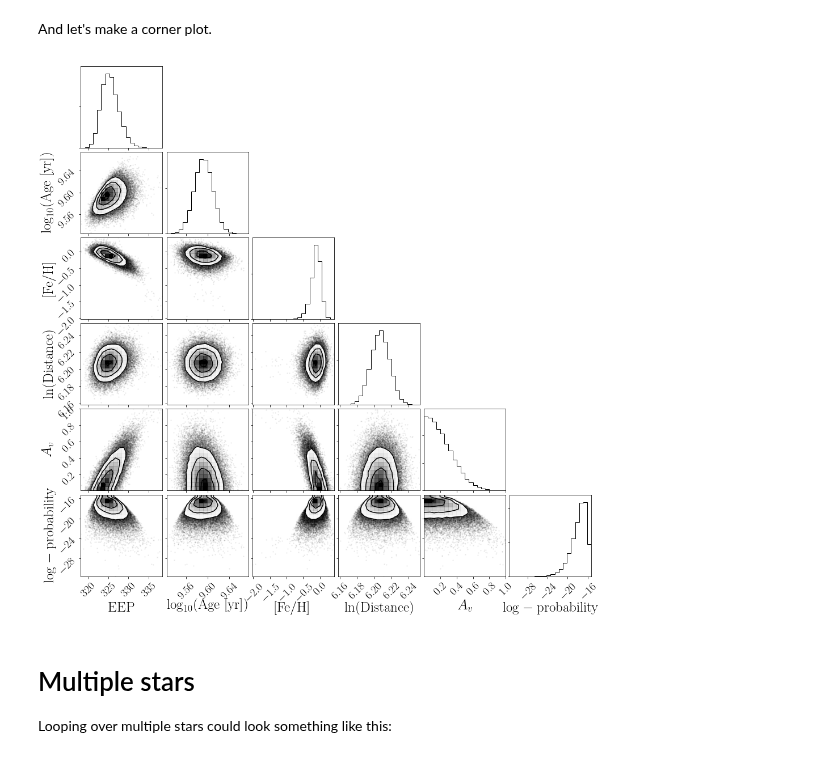
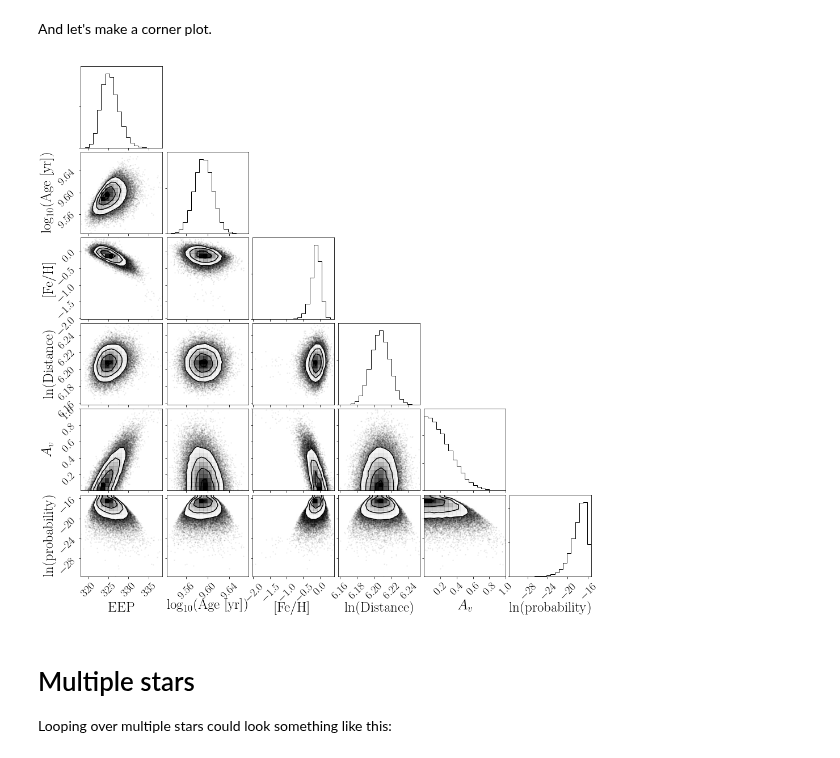
Before and after one commit to RuthAngus/stardate, a Jupyter notebook: docs/source/_static/notebooks/Tutorial.ipynb, the cells around one changed output. Drawn from its saved outputs; the diff is of its cells as text; code cells hidden in the pictures.

```diff
--- a/docs/source/_static/notebooks/Tutorial.ipynb
+++ b/docs/source/_static/notebooks/Tutorial.ipynb
@@ -177,13 +177,13 @@ And let's make a corner plot.
 # %%
 import corner
 
 labels = ["$\mathrm{EEP}$", "$\log_{10}(\mathrm{Age~[yr]})$",
           "$\mathrm{[Fe/H]}$", "$\ln(\mathrm{Distance})$", "$A_v$",
-          "$\ln\mathrm{log-probability}$"]
+          "$\ln(\mathrm{probability})$"]
 
 corner.corner(flatsamples, labels=labels);
 # %% [output]
-[figure, old version]
+[figure, new version]
 # %% [markdown]
 # Multiple stars
 
```
Also changed, not shown: parts of 3 cells of this notebook, 14 other files.
